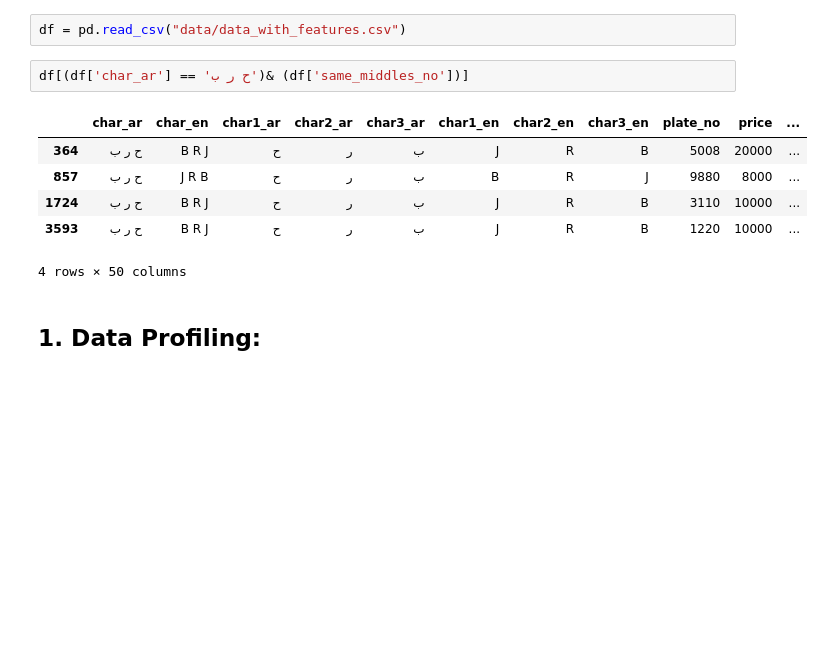
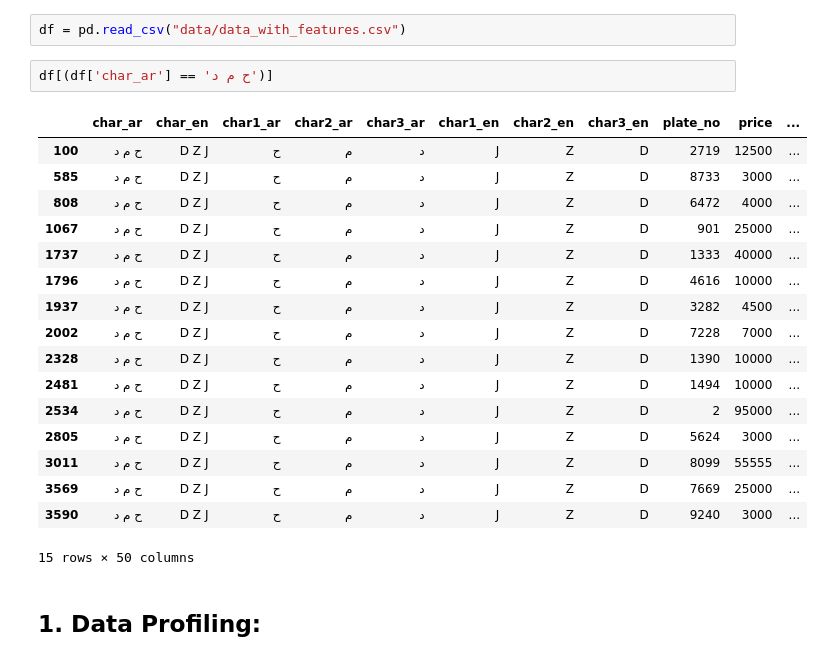
Before and after one commit to Hamad-32/Plate-Price-Prediction, a Jupyter notebook: EDA.ipynb, the cells around one changed output. Drawn from its saved outputs; the diff is of its cells as text; blank space fills up the shorter version.

```diff
--- a/EDA.ipynb
+++ b/EDA.ipynb
@@ -7,14 +7,25 @@ import seaborn as sns
 # %%
 df = pd.read_csv("data/data_with_features.csv")
 # %%
-df[(df['char_ar'] == 'ح ر ب')& (df['same_middles_no'])]
+df[(df['char_ar'] == 'ح م د')]
 # %% [output]
 |  | char_ar | char_en | char1_ar | char2_ar | char3_ar | char1_en | char2_en | char3_en | plate_no | price | ... |
-| 364 | ح ر ب | B R J | ح | ر | ب | J | R | B | 5008 | 20000 | ... |
-| 857 | ح ر ب | J R B | ح | ر | ب | B | R | J | 9880 | 8000 | ... |
-| 1724 | ح ر ب | B R J | ح | ر | ب | J | R | B | 3110 | 10000 | ... |
-| 3593 | ح ر ب | B R J | ح | ر | ب | J | R | B | 1220 | 10000 | ... |
+| 100 | ح م د | D Z J | ح | م | د | J | Z | D | 2719 | 12500 | ... |
+| 585 | ح م د | D Z J | ح | م | د | J | Z | D | 8733 | 3000 | ... |
+| 808 | ح م د | D Z J | ح | م | د | J | Z | D | 6472 | 4000 | ... |
+| 1067 | ح م د | D Z J | ح | م | د | J | Z | D | 901 | 25000 | ... |
+| 1737 | ح م د | D Z J | ح | م | د | J | Z | D | 1333 | 40000 | ... |
+| 1796 | ح م د | D Z J | ح | م | د | J | Z | D | 4616 | 10000 | ... |
+| 1937 | ح م د | D Z J | ح | م | د | J | Z | D | 3282 | 4500 | ... |
+| 2002 | ح م د | D Z J | ح | م | د | J | Z | D | 7228 | 7000 | ... |
+| 2328 | ح م د | D Z J | ح | م | د | J | Z | D | 1390 | 10000 | ... |
+| 2481 | ح م د | D Z J | ح | م | د | J | Z | D | 1494 | 10000 | ... |
+| 2534 | ح م د | D Z J | ح | م | د | J | Z | D | 2 | 95000 | ... |
+| 2805 | ح م د | D Z J | ح | م | د | J | Z | D | 5624 | 3000 | ... |
+| 3011 | ح م د | D Z J | ح | م | د | J | Z | D | 8099 | 55555 | ... |
+| 3569 | ح م د | D Z J | ح | م | د | J | Z | D | 7669 | 25000 | ... |
+| 3590 | ح م د | D Z J | ح | م | د | J | Z | D | 9240 | 3000 | ... |
-4 rows × 50 columns
+15 rows × 50 columns
 # %% [markdown]
 ## 1. Data Profiling:
 # %%
```
Also changed, not shown: 2 other files.
